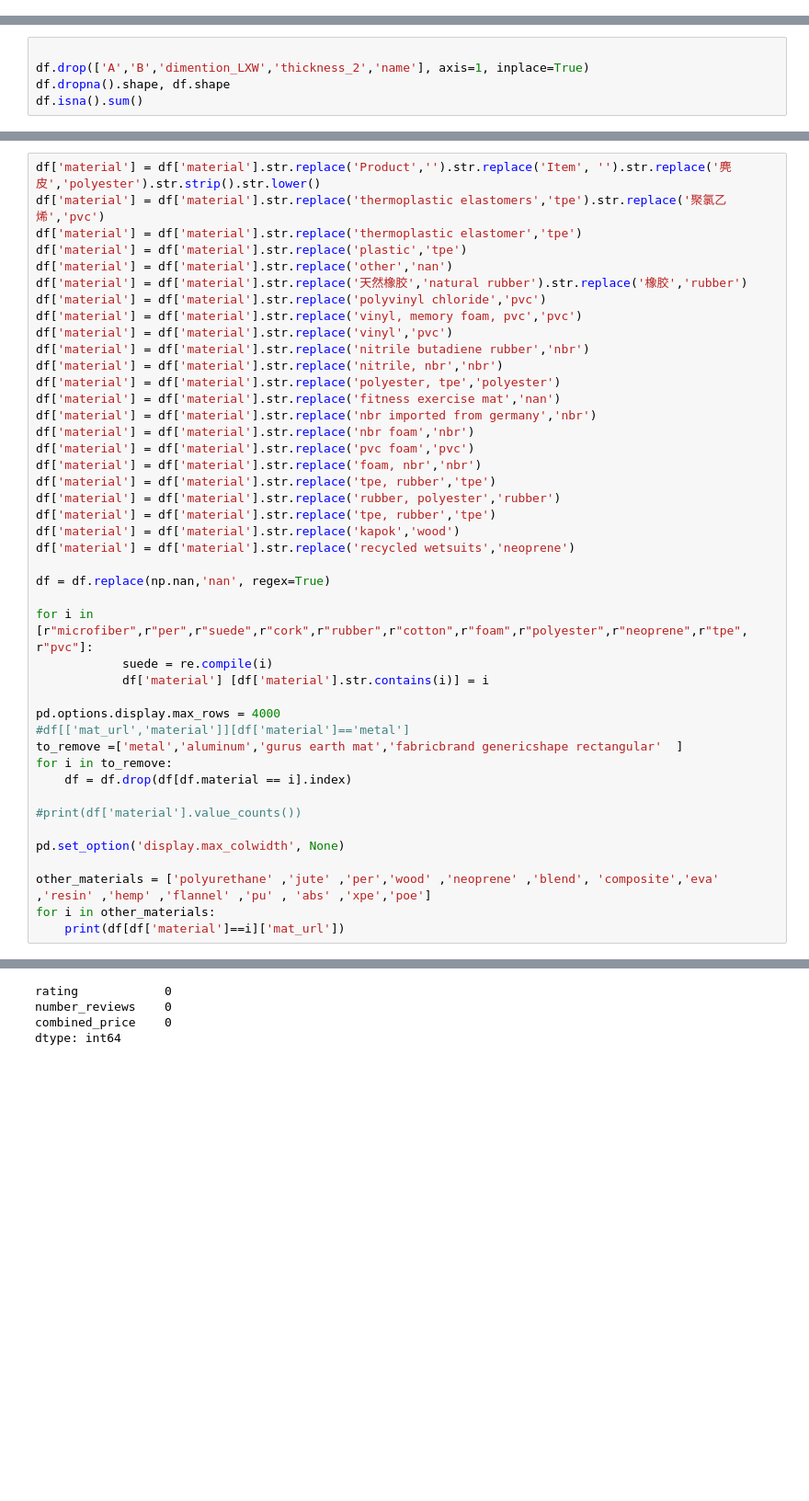
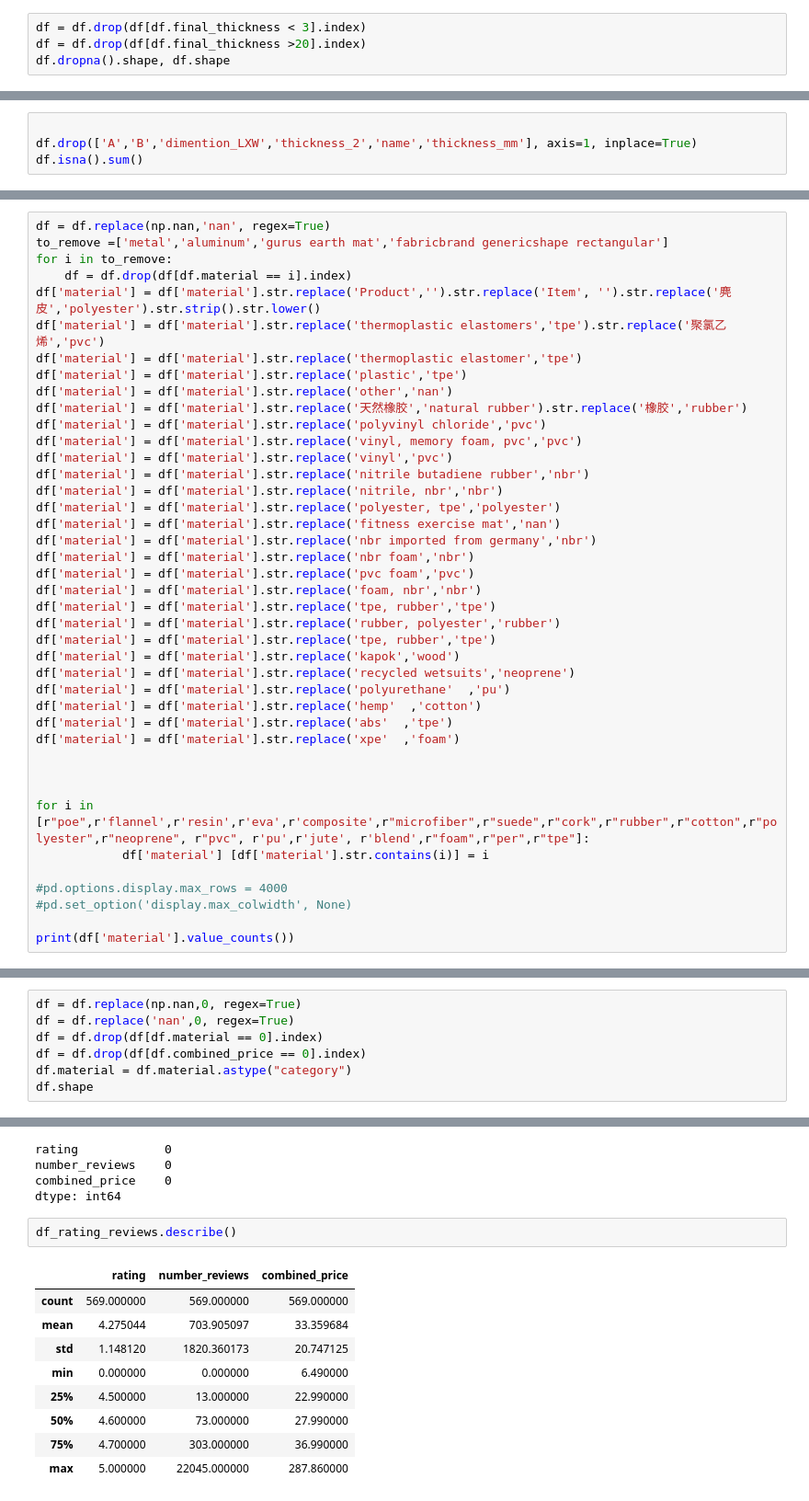
Before and after one commit to Kaoutar-Nahli/Feature-Engineering-Regression-Models-MLflow, a Jupyter notebook: feature_enginering.ipynb, the cells around one changed output, grey strips where cells are left out. Shown at 92% size. Cells and saved outputs as stored; diff of their text form; blank space fills up the shorter version.

```diff
--- a/feature_enginering.ipynb
+++ b/feature_enginering.ipynb
@@ -283,0 +300,4 @@ print(df['final_thickness'].isnull().sum())
+# %%
+df = df.drop(df[df.final_thickness < 3].index)
+df = df.drop(df[df.final_thickness >20].index)
+df.dropna().shape, df.shape
@@ -284,6 +306,5 @@ print(df['final_thickness'].isnull().sum())
 # %%
 
-df.drop(['A','B','dimention_LXW','thickness_2','name'], axis=1, inplace=True)
-df.dropna().shape, df.shape
+df.drop(['A','B','dimention_LXW','thickness_2','name','thickness_mm'], axis=1, inplace=True)
 df.isna().sum()
 # %% [output]
@@ -336,4 +355,8 @@ array([' Thermoplastic ElastomersProduct ', nan,
 # %%
+df = df.replace(np.nan,'nan', regex=True)
+to_remove =['metal','aluminum','gurus earth mat','fabricbrand genericshape rectangular']
+for i in to_remove:
+    df = df.drop(df[df.material == i].index)
 df['material'] = df['material'].str.replace('Product','').str.replace('Item', '').str.replace('麂皮','polyester').str.strip().str.lower()
 df['material'] = df['material'].str.replace('thermoplastic elastomers','tpe').str.replace('聚氯乙烯','pvc')
 df['material'] = df['material'].str.replace('thermoplastic elastomer','tpe')
@@ -356,24 +379,18 @@ df['material'] = df['material'].str.replace('rubber, polyester','rubber')
 df['material'] = df['material'].str.replace('tpe, rubber','tpe')
 df['material'] = df['material'].str.replace('kapok','wood')
 df['material'] = df['material'].str.replace('recycled wetsuits','neoprene')
+df['material'] = df['material'].str.replace('polyurethane'  ,'pu')
+df['material'] = df['material'].str.replace('hemp'  ,'cotton')
+df['material'] = df['material'].str.replace('abs'  ,'tpe')
+df['material'] = df['material'].str.replace('xpe'  ,'foam')
 
-df = df.replace(np.nan,'nan', regex=True)
 
-for i in [r"microfiber",r"per",r"suede",r"cork",r"rubber",r"cotton",r"foam",r"polyester",r"neoprene",r"tpe", r"pvc"]:
-            suede = re.compile(i)
+
+for i in [r"poe",r'flannel',r'resin',r'eva',r'composite',r"microfiber",r"suede",r"cork",r"rubber",r"cotton",r"polyester",r"neoprene", r"pvc", r'pu',r'jute', r'blend',r"foam",r"per",r"tpe"]:
             df['material'] [df['material'].str.contains(i)] = i
 
-pd.options.display.max_rows = 4000
-#df[['mat_url','material']][df['material']=='metal']
-to_remove =['metal','aluminum','gurus earth mat','fabricbrand genericshape rectangular'  ]
-for i in to_remove:
-    df = df.drop(df[df.material == i].index)
+#pd.options.display.max_rows = 4000
+#pd.set_option('display.max_colwidth', None)
 
-#print(df['material'].value_counts())
-
-pd.set_option('display.max_colwidth', None)
-
-other_materials = ['polyurethane' ,'jute' ,'per','wood' ,'neoprene' ,'blend', 'composite','eva' ,'resin' ,'hemp' ,'flannel' ,'pu' , 'abs' ,'xpe','poe']
-for i in other_materials:
-    print(df[df['material']==i]['mat_url'])
+print(df['material'].value_counts())
 # %% [output]
@@ -416,0 +426,7 @@ a.shape
+# %%
+df = df.replace(np.nan,0, regex=True)
+df = df.replace('nan',0, regex=True)
+df = df.drop(df[df.material == 0].index)
+df = df.drop(df[df.combined_price == 0].index)
+df.material = df.material.astype("category")
+df.shape
@@ -427,6 +447,18 @@ rating            0
 number_reviews    0
 combined_price    0
 dtype: int64
+# %%
+df_rating_reviews.describe()
+# %% [output]
+|  | rating | number_reviews | combined_price |
+| count | 569.000000 | 569.000000 | 569.000000 |
+| mean | 4.275044 | 703.905097 | 33.359684 |
+| std | 1.148120 | 1820.360173 | 20.747125 |
+| min | 0.000000 | 0.000000 | 6.490000 |
+| 25% | 4.500000 | 13.000000 | 22.990000 |
+| 50% | 4.600000 | 73.000000 | 27.990000 |
+| 75% | 4.700000 | 303.000000 | 36.990000 |
+| max | 5.000000 | 22045.000000 | 287.860000 |
 # %%
 from sklearn import datasets, model_selection
 # 15% for validation and test, 70% for train in total
```
Also changed, not shown: parts of 29 cells of this notebook.
